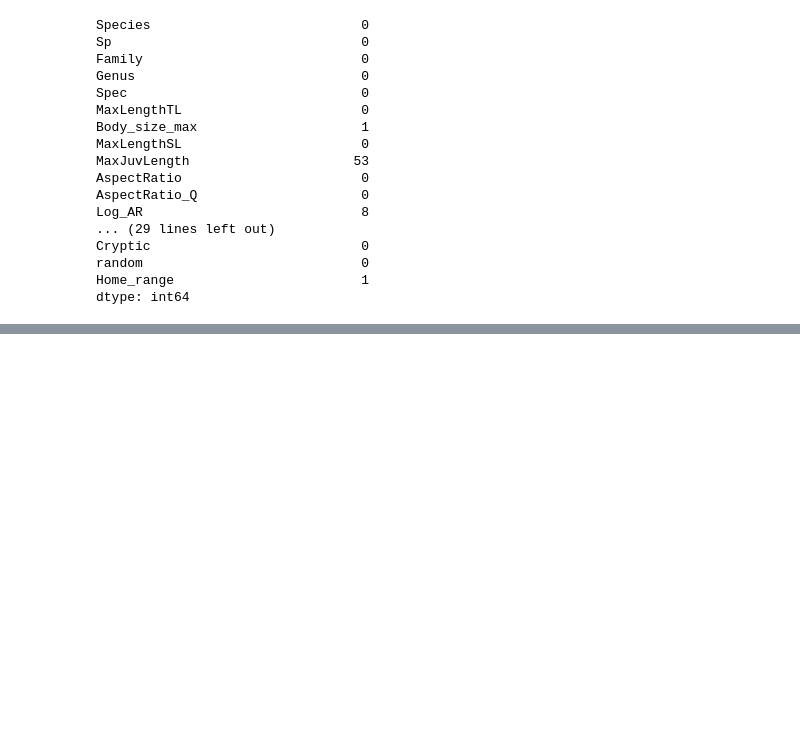
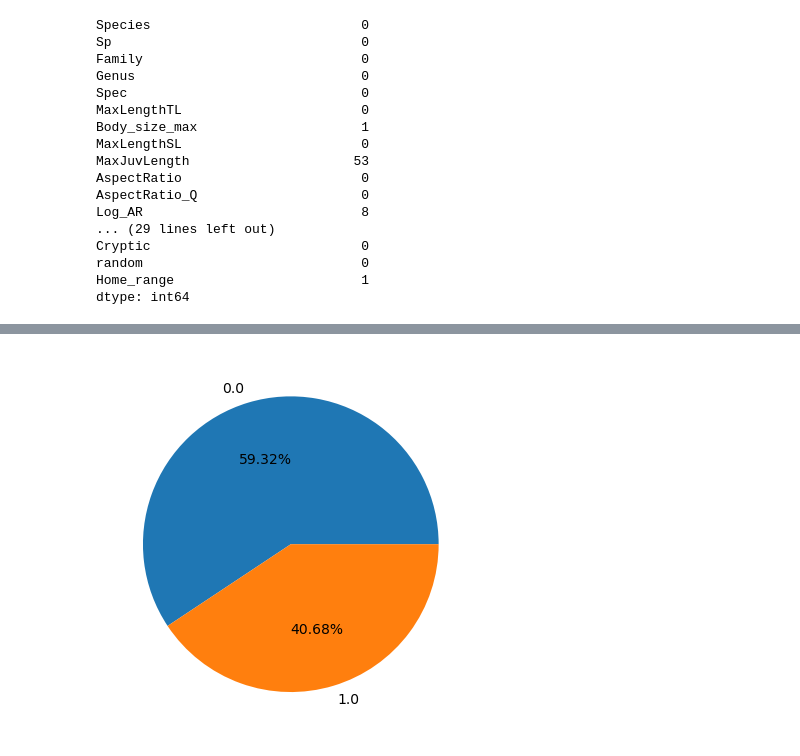
Before and after one commit to susmitha-ann/CoralReefFishSpeciesAssessment, a Jupyter notebook: Exploratory_trait.ipynb, the cells around one changed output, grey strips where cells are left out. Saved outputs shown, nothing was run; the diff lists cells and outputs as text; code cells hidden in the pictures; blank space fills up the shorter version.

```diff
--- a/Exploratory_trait.ipynb
+++ b/Exploratory_trait.ipynb
@@ -87,0 +235,8 @@ We can shows that, the 11 missing values in Coral and Relief are in the sames ro
+# %%
+#the repartition of the observation accross the specialist feature
+#1 = fish specialist of the relief
+
+plt.pie(trait['Specialist'].value_counts(),labels=trait['Specialist'].value_counts().index,autopct='%1.2f%%')
+plt.show()
+# %% [output]
+[figure, added]
```
Also changed, not shown: parts of 28 cells of this notebook.
